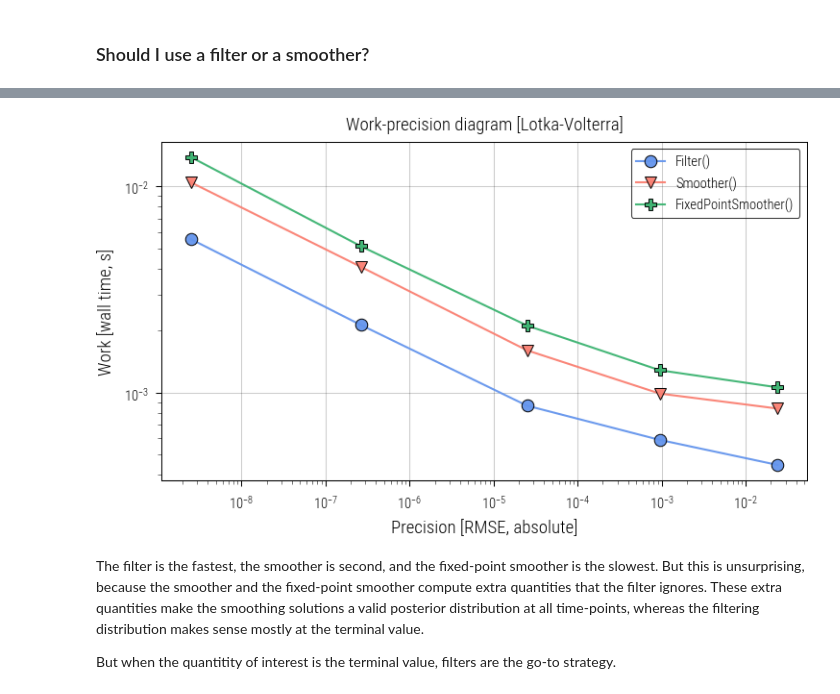
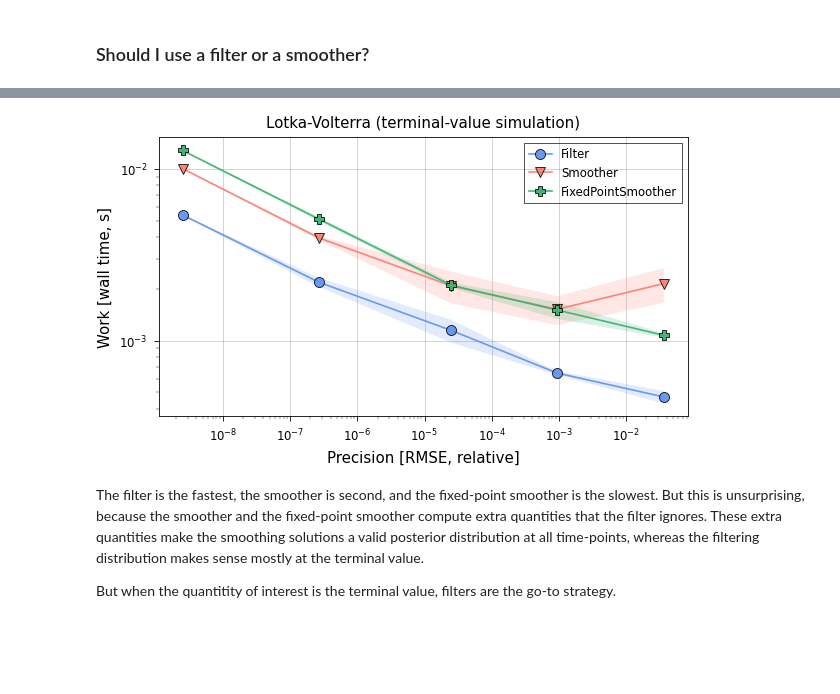
Before and after one commit to pnkraemer/probdiffeq, a Jupyter notebook: docs/benchmarks/probdiffeq_only.ipynb, the cells around one changed output, grey strips where cells are left out. Saved outputs shown, nothing was run; the diff lists cells and outputs as text; code cells hidden in the pictures; blank space fills up the shorter version.

```diff
--- a/docs/benchmarks/probdiffeq_only.ipynb
+++ b/docs/benchmarks/probdiffeq_only.ipynb
@@ -105,3 +94,21 @@ workprecision_diagram = functools.partial(
+# %%
+# Some helper functions
+
+
+def impl_to_method_config(impl, *, label):
+    return strategy_to_method_config(filters.Filter(impl), label=label)
+
+
+def strategy_to_method_config(strategy, *, label):
+    solver = solvers.MLESolver(strategy)
+    return workprecision.MethodConfig(method=solver_to_method(solver), label=label)
+
+
+def solver_to_method(solver):
+    return {
+        "solver": solver,
+        "control": controls.ProportionalIntegral(),
+    }
 # %% [markdown]
 ### Which mode of linearization?
 
@@ -283,17 +183,14 @@ For first-order Taylor series, non-dynamic calibration is better, but the differ
 # %% [markdown]
 ### Should I use a filter or a smoother?
 # %%
+# Methods
 impl = recipes.IsoTS0.from_params()
-filter_ = filters.Filter(impl)
-smoother = smoothers.Smoother(impl)
-fixpt_smoother = smoothers.FixedPointSmoother(impl)
-
-solve_fns = [
-    (strategy_to_mle_solver(filter_), "Filter()"),
-    (strategy_to_mle_solver(smoother), "Smoother()"),
-    (strategy_to_mle_solver(fixpt_smoother), "FixedPointSmoother()"),
+methods = [
+    strategy_to_method_config(filters.Filter(impl), label="Filter"),
+    strategy_to_method_config(smoothers.Smoother(impl), label="Smoother"),
+    strategy_to_method_config(
+        smoothers.FixedPointSmoother(impl), label="FixedPointSmoother"
+    ),
 ]
 # %%
-%%time
-
-results = workprecision_diagram(solve_fns=solve_fns)
+results = workprecision.create(problem=problem_config, methods=methods)
@@ -303,11 +197,11 @@ Wall time: 4.75 s
 # %%
 fig, ax = plt.subplots(figsize=(5, 3))
-fig, ax = benchmark.workprecision_plot(
-    results=results, fig=fig, ax=ax, ode_name=ODE_NAME
+fig, ax = workprecision.plot(
+    results=results, fig=fig, ax=ax, title=problem_config.label
 )
 plt.show()
 # %% [output]
-[figure, old version]
+[figure, new version]
 # %% [markdown]
 The filter is the fastest, the smoother is second, and the fixed-point smoother is the slowest.
 But this is unsurprising, because the smoother and the fixed-point smoother compute extra quantities that the filter ignores.
```
Also changed, not shown: parts of 24 cells of this notebook, 6 other files.
